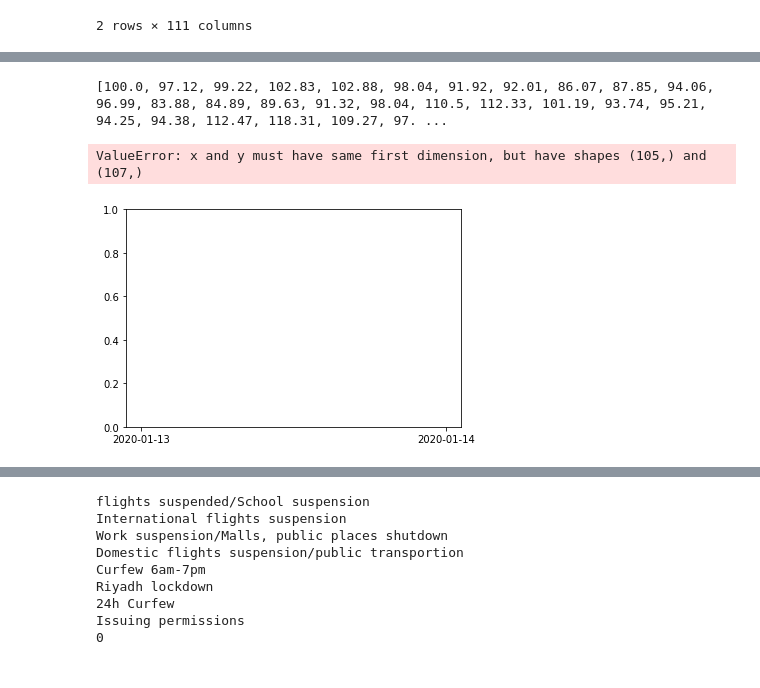
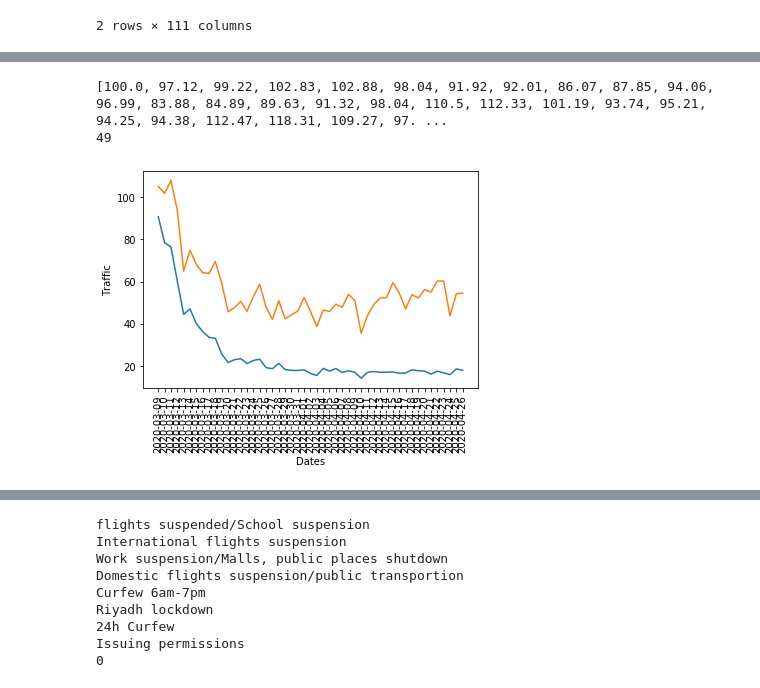
Before and after one commit to athlatif/COVID-19_Paper, a Jupyter notebook: COVID-19 paper.ipynb, the cells around one changed output, grey strips where cells are left out. Saved outputs shown, nothing was run; the diff lists cells and outputs as text; code cells hidden in the pictures.

```diff
--- a/COVID-19 paper.ipynb
+++ b/COVID-19 paper.ipynb
@@ -67,47 +173,52 @@ driving.pop(0)
 driving.pop(0)
 driving.pop(0)
 driving.pop(0)
+driving.pop(len(headers)-1)
+driving.pop(len(headers)-1)
+for x in range(0,56):
+    driving.pop(0)
 walking = list(Riyadh.iloc[1])
 walking.pop(0)
 walking.pop(0)
 walking.pop(0)
 walking.pop(0)
+walking.pop(len(headers)-1)
+walking.pop(len(headers)-1)
+
 print(walking)
-
-
-
-ax = plt.gca()
-
-# formatter = mdates.DateFormatter("%Y-%m-%d")
-
-# ax.xaxis.set_major_formatter(formatter)
-
-
-
-locator = mdates.DayLocator()
-months = mdates.MonthLocator()
-
-# ax.xaxis.set_minor_locator(locator)
-# ax.xaxis.set_major_locator(months)
-
-# plt.figure(figsize=(20,20))
-plt.plot(headers ,walking, driving)
-plt.xlabel("Dates")
-plt.ylabel("Traffic")
-ax.xaxis.set_minor_locator(locator)
-ax.xaxis.set_major_locator(months)
-ax.set_xticks(headers)
-_=plt.xticks(rotation=90)
-plt.show()
-# plot new york
-
-# plot DC
-
-# plot germany
+for x in range(0,56):
+    walking.pop(0)
+print(len(walking))
 # %% [output]
 [100.0, 97.12, 99.22, 102.83, 102.88, 98.04, 91.92, 92.01, 86.07, 87.85, 94.06, 96.99, 83.88, 84.89, 89.63, 91.32, 98.04, 110.5, 112.33, 101.19, 93.74, 95.21, 94.25, 94.38, 112.47, 118.31, 109.27, 97. ...
+49
-ValueError: x and y must have same first dimension, but have shapes (105,) and (107,)
-[figure, removed]
+# %%
+
+
+
+
+ax = plt.gca()
+
+
+
+locator = mdates.DayLocator()
+months = mdates.MonthLocator()
+
+plt.plot(headers ,walkingdc, drivingdc)
+plt.xlabel("Dates")
+plt.ylabel("Traffic")
+ax.xaxis.set_minor_locator(locator)
+ax.xaxis.set_major_locator(months)
+ax.set_xticks(headers)
+_=plt.xticks(rotation=90)
+plt.show()
+# plot new york
+
+# plot DC
+
+# plot germany
+# %% [output]
+[figure, added]
 # %%
 saudi_cases = pd.read_csv("saudi-cases.csv", sep =";")
 saudi_cases = saudi_cases.loc[saudi_cases['Daily / Cumulative'] =="Cumulative"]
```
Also changed, not shown: parts of 23 cells of this notebook.
